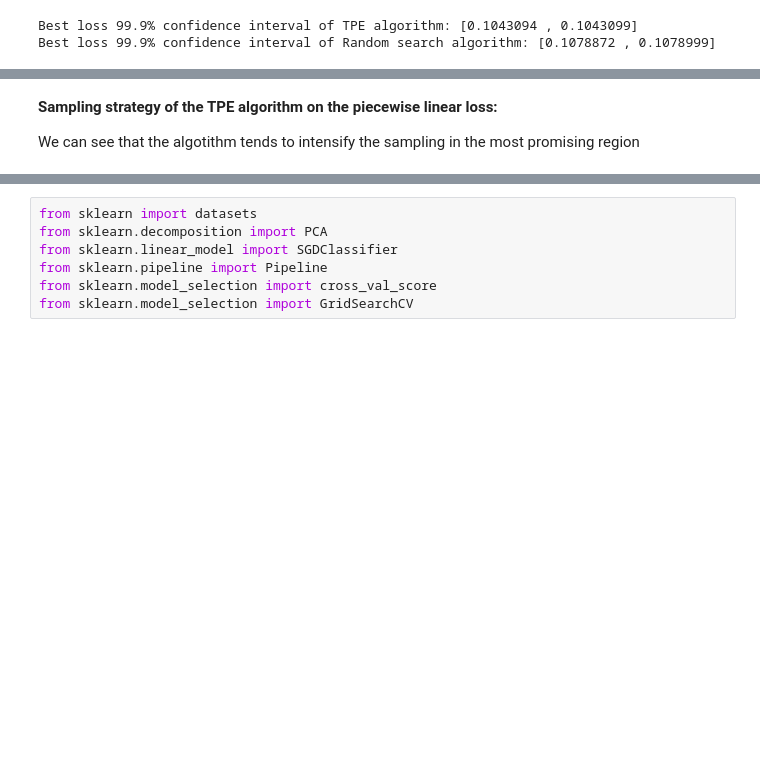
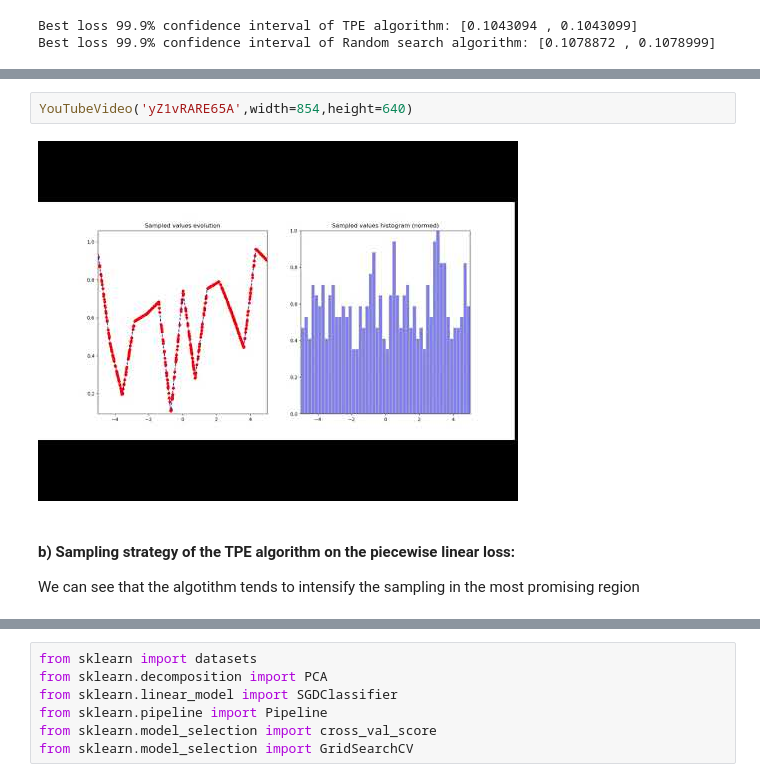
Before and after one commit to AlxClt/Hyperparameters, a Jupyter notebook: Introduction to bayesian hyperparameters optimization.ipynb, the cells around one changed output, grey strips where cells are left out. Saved outputs shown, nothing was run; the diff lists cells and outputs as text; blank space fills up the shorter version.

```diff
--- a/Introduction to bayesian hyperparameters optimization.ipynb
+++ b/Introduction to bayesian hyperparameters optimization.ipynb
@@ -405,4 +320,8 @@ We can observe that the x values are randomly drawn
+# %%
+YouTubeVideo('yZ1vRARE65A',width=854,height=640)
+# %% [output]
+[figure, added]
 # %% [markdown]
-**Sampling strategy of the TPE algorithm on the piecewise linear loss:**
+#### b) Sampling strategy of the TPE algorithm on the piecewise linear loss:
 
 We can see that the algotithm tends to intensify the sampling in the most promising region
```
Also changed, not shown: parts of 34 cells of this notebook, 2 other files.
